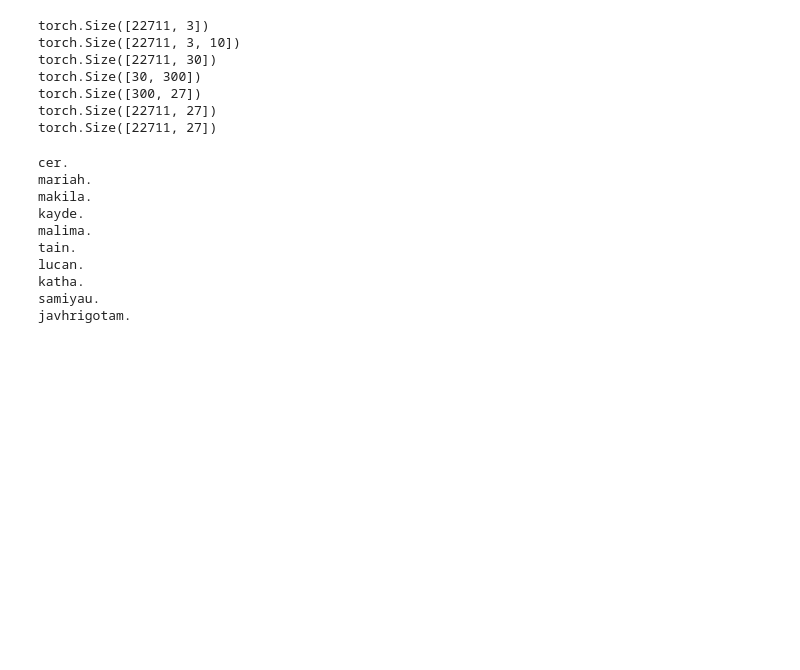
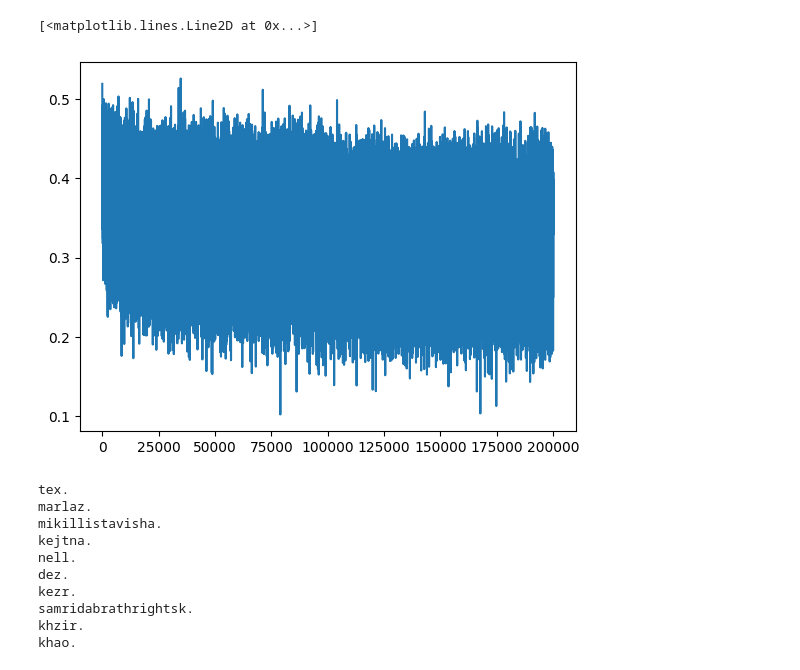
Before and after one commit to AsierTenaZuazolacigorraga/ammonit_ai, a Jupyter notebook: 3_makemore/makemore.ipynb, the cells around one changed output. Drawn from its saved outputs; the diff is of its cells as text; code cells hidden in the pictures; blank space fills up the shorter version.

```diff
--- a/3_makemore/makemore.ipynb
+++ b/3_makemore/makemore.ipynb
@@ -64,6 +8,0 @@ tensor([ 5, 13, 13,  1,  0])
-# %%
-C = torch.randn((27,2))
-emb = C[X]
-print(C.shape)
-print(X.shape)
-print(emb.shape)
@@ -134,6 +8,0 @@ tensor([[-0.1854,  1.2178, -0.1854,  1.2178, -0.1854,  1.2178],
-# %%
-W1 = torch.randn((6, 100))
-b1 = torch.randn(100)
-# %%
-h = torch.tanh(emb.view(emb.shape[0], -1) @ W1 + b1)
-print(h.shape)
@@ -142,9 +8,0 @@ torch.Size([5, 100])
-# %%
-W2 = torch.randn((100, 27))
-b2 = torch.randn(27)
-
-logits = h @ W2 + b2
-counts = logits.exp()
-probs = counts / counts.sum(1, keepdim=True)
-loss = -probs[torch.arange(probs.shape[0]), Y].log().mean()
-print(loss)
@@ -316,19 +156,8 @@ step 15809 t
-# %%
-print(Xdev.shape)
-print(emb.shape)
-print(emb.view(emb.shape[0], -1).shape)
-print(W1.shape)
-print(W2.shape)
-print(logits.shape)
-print(probs.shape)
-# %% [output]
-torch.Size([22711, 3])
-torch.Size([22711, 3, 10])
-torch.Size([22711, 30])
-torch.Size([30, 300])
-torch.Size([300, 27])
-torch.Size([22711, 27])
-torch.Size([22711, 27])
+# %%
+plt.plot(lossi)
+# %% [output]
+[<matplotlib.lines.Line2D at 0x...>]
+[figure, added]
 # %%
 # Sampling from neural network model
 g = torch.Generator().manual_seed(2147483647)
@@ -340,8 +169,16 @@ for i in range(10):
 
         # Get current context
         emb = C[torch.tensor([context])] # (1,block_size,d)
-        h = torch.tanh(emb.view(1, -1) @ W1 + b1)
-        logits = h @ W2 + b2
+        embcat = emb.view(emb.shape[0], -1)
+        # Linear layer
+        hpreact = embcat @ W1 #+ b1 # hidden layer pre-activation
+        # BatchNorm layer
+        # -------------------------------------------------------------
+        hpreact = bngain * (hpreact - bnmean_running) / bnstd_running + bnbias
+        # -------------------------------------------------------------
+        # Non-linearity
+        h = torch.tanh(hpreact) # hidden layer
+        logits = h @ W2 + b2 # output layer
         probs = F.softmax(logits, dim=1)
 
         # Sample
@@ -355,13 +192,13 @@ for i in range(10):
 
     print("".join(out))
 # %% [output]
-cer.
-mariah.
-makila.
-kayde.
-malima.
-tain.
-lucan.
-katha.
-samiyau.
-javhrigotam.
+tex.
+marlaz.
+mikillistavisha.
+kejtna.
+nell.
+dez.
+kezr.
+samridabrathrightsk.
+khzir.
+khao.
```
Also changed, not shown: parts of 20 cells of this notebook.
